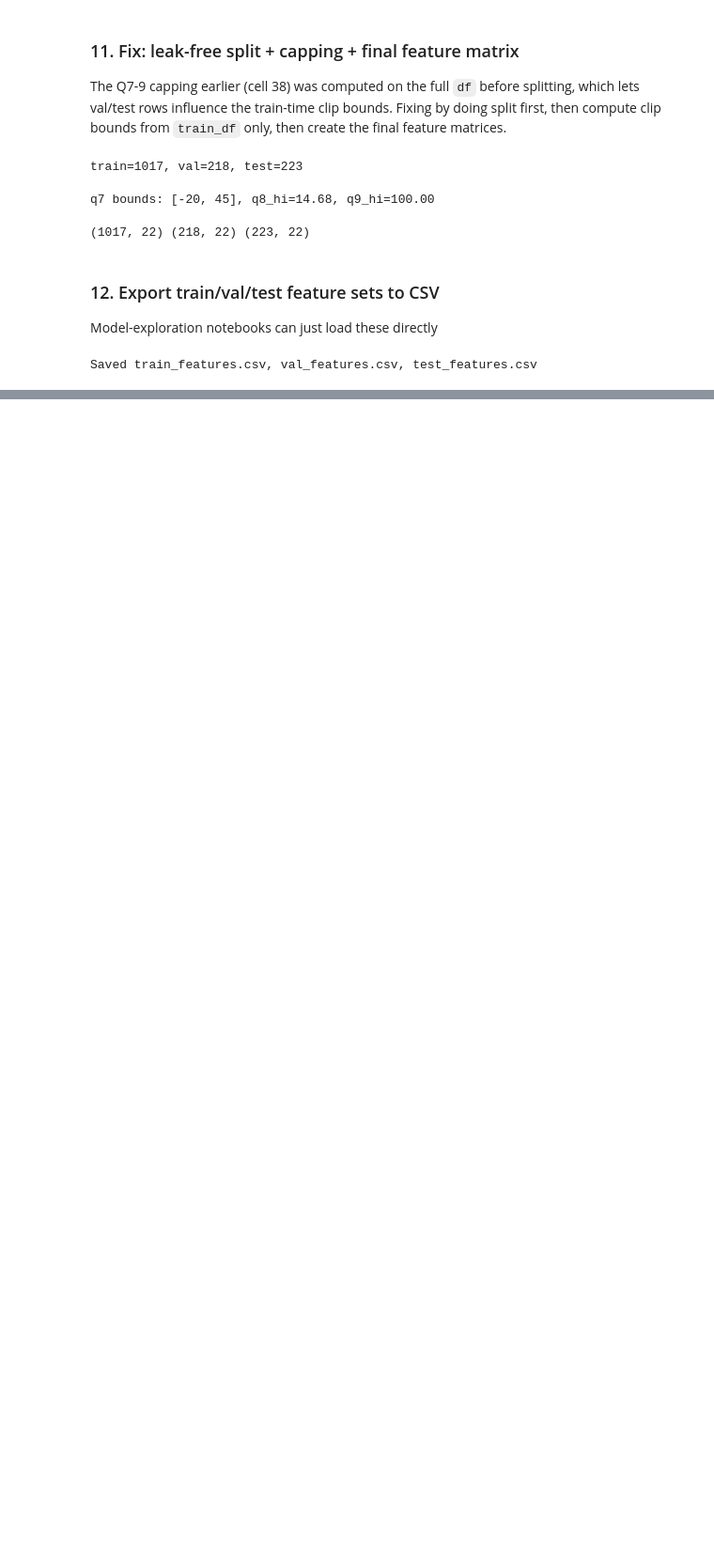
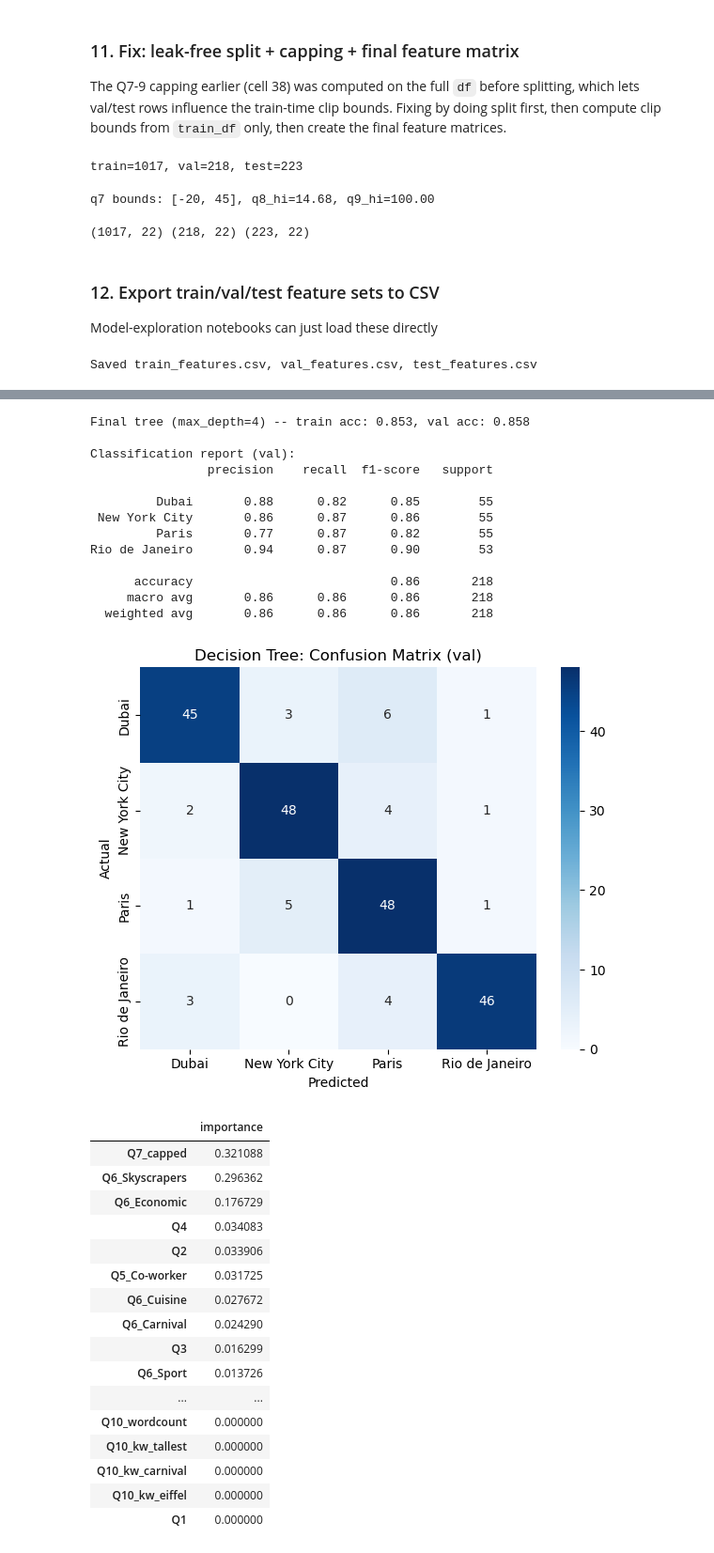
Before and after one commit to thedinoex-debug/csc311_predictor, a Jupyter notebook: csc311_predictor_fixed.ipynb, the cells around one changed output, grey strips where cells are left out. Shown at 94% size. Cells and saved outputs as stored; diff of their text form; code cells hidden in the pictures; blank space fills up the shorter version.

```diff
--- a/csc311_predictor_fixed.ipynb
+++ b/csc311_predictor_fixed.ipynb
@@ -733,0 +805,56 @@ Saved train_features.csv, val_features.csv, test_features.csv
+# %%
+tree_final = DecisionTreeClassifier(max_depth=int(best_depth), random_state=42)
+tree_final.fit(X_train, y_train)
+
+train_acc = accuracy_score(y_train, tree_final.predict(X_train))
+val_acc = accuracy_score(y_val, tree_final.predict(X_val))
+print(f"Final tree (max_depth={best_depth}) -- train acc: {train_acc:.3f}, val acc: {val_acc:.3f}")
+
+val_pred = tree_final.predict(X_val)
+print("\nClassification report (val):")
+print(classification_report(y_val, val_pred))
+
+labels = sorted(y_train.unique())
+cm = confusion_matrix(y_val, val_pred, labels=labels)
+plt.figure(figsize=(6, 5))
+sns.heatmap(cm, annot=True, fmt='d', cmap='Blues', xticklabels=labels, yticklabels=labels)
+plt.xlabel('Predicted')
+plt.ylabel('Actual')
+plt.title('Decision Tree: Confusion Matrix (val)')
+plt.tight_layout()
+plt.show()
+
+importances = pd.Series(tree_final.feature_importances_, index=feature_cols).sort_values(ascending=False)
+display(importances.to_frame('importance'))
+# %% [output]
+Final tree (max_depth=4) -- train acc: 0.853, val acc: 0.858
+
+Classification report (val):
+                precision    recall  f1-score   support
+
+         Dubai       0.88      0.82      0.85        55
+ New York City       0.86      0.87      0.86        55
+         Paris       0.77      0.87      0.82        55
+Rio de Janeiro       0.94      0.87      0.90        53
+
+      accuracy                           0.86       218
+     macro avg       0.86      0.86      0.86       218
+  weighted avg       0.86      0.86      0.86       218
+[figure, added]
+|  | importance |
+| Q7_capped | 0.321088 |
+| Q6_Skyscrapers | 0.296362 |
+| Q6_Economic | 0.176729 |
+| Q4 | 0.034083 |
+| Q2 | 0.033906 |
+| Q5_Co-worker | 0.031725 |
+| Q6_Cuisine | 0.027672 |
+| Q6_Carnival | 0.024290 |
+| Q3 | 0.016299 |
+| Q6_Sport | 0.013726 |
+| ... | ... |
+| Q10_wordcount | 0.000000 |
+| Q10_kw_tallest | 0.000000 |
+| Q10_kw_carnival | 0.000000 |
+| Q10_kw_eiffel | 0.000000 |
+| Q1 | 0.000000 |
```
Also changed, not shown: parts of 29 cells of this notebook, 8 other files.
